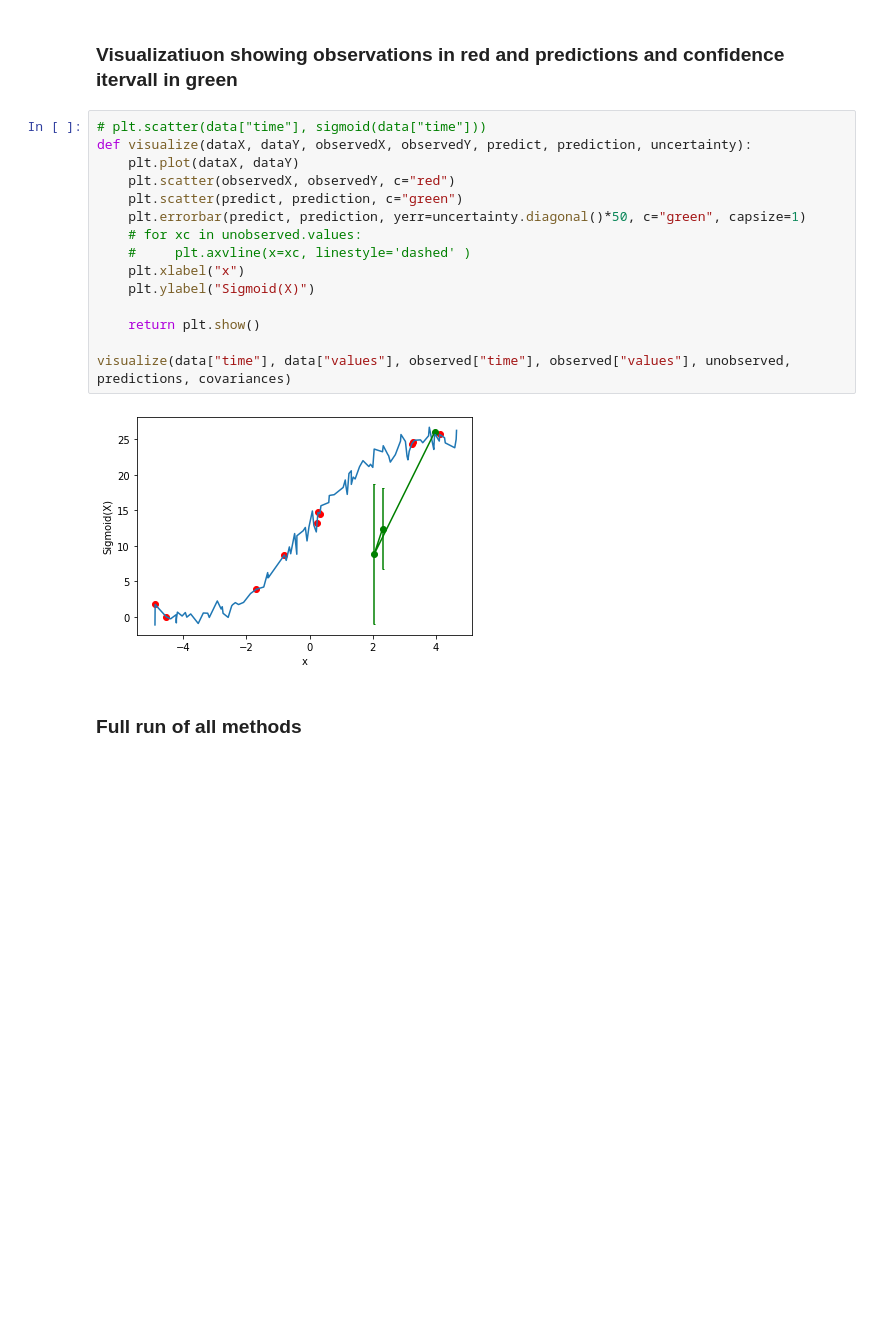
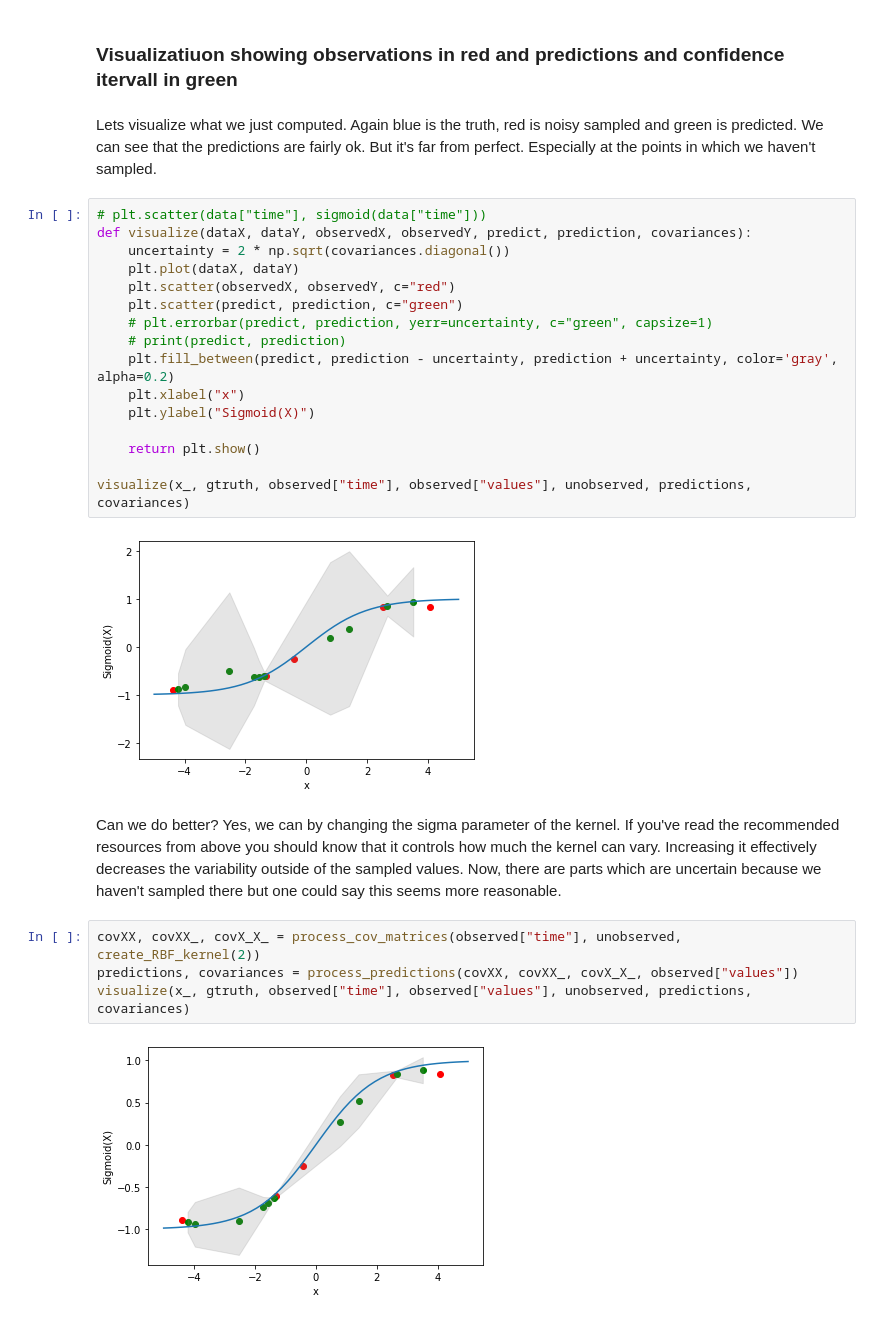
Before and after one commit to Olu93/gaussian_process, a Jupyter notebook: gpr_one_dim.ipynb, the cells around one changed output. Drawn from its saved outputs; the diff is of its cells as text; blank space fills up the shorter version.

```diff
--- a/gpr_one_dim.ipynb
+++ b/gpr_one_dim.ipynb
@@ -122,21 +141,30 @@ array([25.96073005,  8.84045834, 12.41142752])
 # %% [markdown]
 ### Visualizatiuon showing observations in red and predictions and confidence itervall in green
+# %% [markdown]
+Lets visualize what we just computed. Again blue is the truth, red is noisy sampled and green is predicted. We can see that the predictions are fairly ok. But it's far from perfect. Especially at the points in which we haven't sampled.
 # %%
 # plt.scatter(data["time"], sigmoid(data["time"]))
-def visualize(dataX, dataY, observedX, observedY, predict, prediction, uncertainty):
+def visualize(dataX, dataY, observedX, observedY, predict, prediction, covariances):
+    uncertainty = 2 * np.sqrt(covariances.diagonal())
     plt.plot(dataX, dataY)
     plt.scatter(observedX, observedY, c="red")
     plt.scatter(predict, prediction, c="green")
-    plt.errorbar(predict, prediction, yerr=uncertainty.diagonal()*50, c="green", capsize=1)
-    # for xc in unobserved.values:
-    #     plt.axvline(x=xc, linestyle='dashed' )
+    # plt.errorbar(predict, prediction, yerr=uncertainty, c="green", capsize=1)
+    # print(predict, prediction)
+    plt.fill_between(predict, prediction - uncertainty, prediction + uncertainty, color='gray', alpha=0.2)
     plt.xlabel("x")
     plt.ylabel("Sigmoid(X)")
 
     return plt.show()
 
-visualize(data["time"], data["values"], observed["time"], observed["values"], unobserved, predictions, covariances)
+visualize(x_, gtruth, observed["time"], observed["values"], unobserved, predictions, covariances)
 # %% [output]
-[figure, old version]
+[figure, new version]
-# %% [markdown]
-### Full run of all methods
+# %% [markdown]
+Can we do better? Yes, we can by changing the sigma parameter of the kernel. If you've read the recommended resources from above you should know that it controls how much the kernel can vary. Increasing it effectively decreases the variability outside of the sampled values. Now, there are parts which are uncertain because we haven't sampled there but one could say this seems more reasonable.
+# %%
+covXX, covXX_, covX_X_ = process_cov_matrices(observed["time"], unobserved, create_RBF_kernel(2))
+predictions, covariances = process_predictions(covXX, covXX_, covX_X_, observed["values"])
+visualize(x_, gtruth, observed["time"], observed["values"], unobserved, predictions, covariances)
+# %% [output]
+[figure, added]
```
Also changed, not shown: parts of 31 cells of this notebook, 1 other file.
